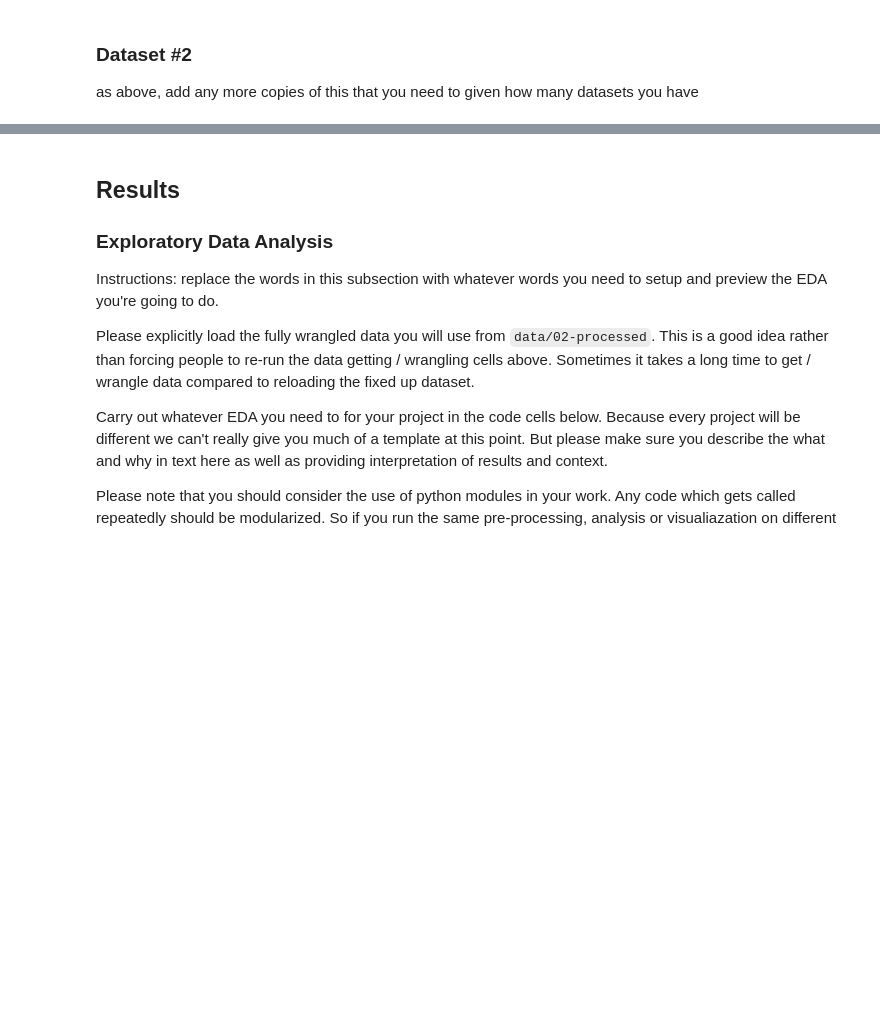
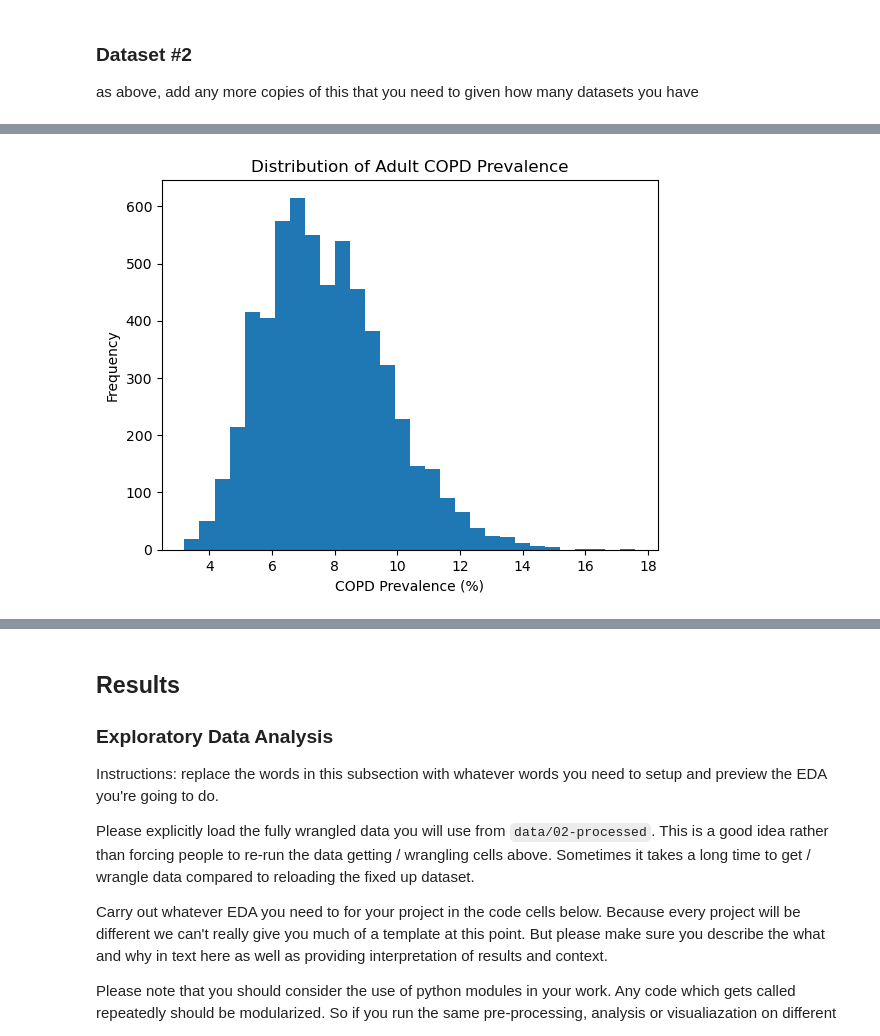
Before and after one commit to COGS108/Group-SP26-088, a Jupyter notebook: 02-EDACheckpoint.ipynb, the cells around one changed output, grey strips where cells are left out. Drawn from its saved outputs; the diff is of its cells as text; code cells hidden in the pictures; blank space fills up the shorter version.

```diff
--- a/02-EDACheckpoint.ipynb
+++ b/02-EDACheckpoint.ipynb
@@ -231,0 +309,10 @@ However, a smaller number of monitoring locations had substantially lower observ
+# %%
+plt.hist(copd_df["Data_Value"].dropna(), bins=30)
+
+plt.xlabel("COPD Prevalence (%)")
+plt.ylabel("Frequency")
+plt.title("Distribution of Adult COPD Prevalence")
+
+plt.show()
+# %% [output]
+[figure, added]
```
Also changed, not shown: parts of 15 cells of this notebook.
